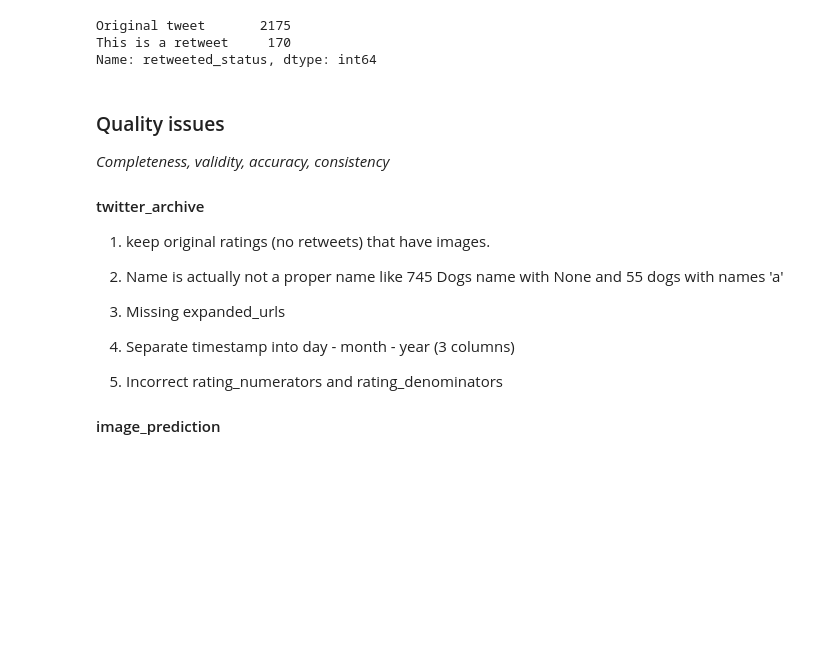
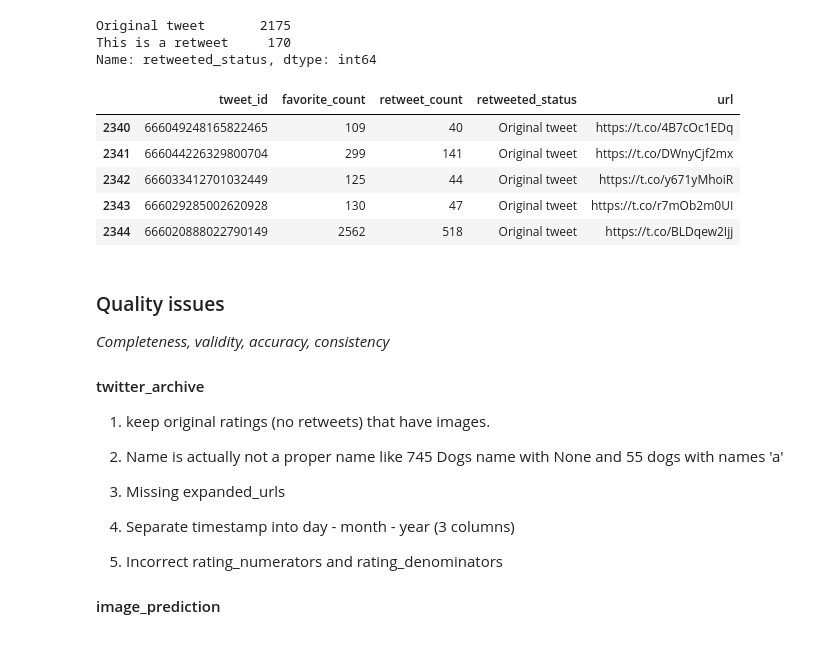
Before and after one commit to danielzion/DataWranglingUdacityProject, a Jupyter notebook: wrangle_act.ipynb, the cells around one changed output. Cells and saved outputs as stored; diff of their text form; code cells hidden in the pictures; blank space fills up the shorter version.

```diff
--- a/wrangle_act.ipynb
+++ b/wrangle_act.ipynb
@@ -309,6 +349,15 @@ tweet_json.retweeted_status.value_counts()
 Original tweet       2175
 This is a retweet     170
 Name: retweeted_status, dtype: int64
+# %%
+tweet_json.tail()
+# %% [output]
+|  | tweet_id | favorite_count | retweet_count | retweeted_status | url |
+| 2340 | 666049248165822465 | 109 | 40 | Original tweet | https://t.co/4B7cOc1EDq |
+| 2341 | 666044226329800704 | 299 | 141 | Original tweet | https://t.co/DWnyCjf2mx |
+| 2342 | 666033412701032449 | 125 | 44 | Original tweet | https://t.co/y671yMhoiR |
+| 2343 | 666029285002620928 | 130 | 47 | Original tweet | https://t.co/r7mOb2m0UI |
+| 2344 | 666020888022790149 | 2562 | 518 | Original tweet | https://t.co/BLDqew2Ijj |
 # %% [markdown]
 <a id='quality'></a>
 ### Quality issues
```
Also changed, not shown: parts of 35 cells of this notebook, 4 other files.
